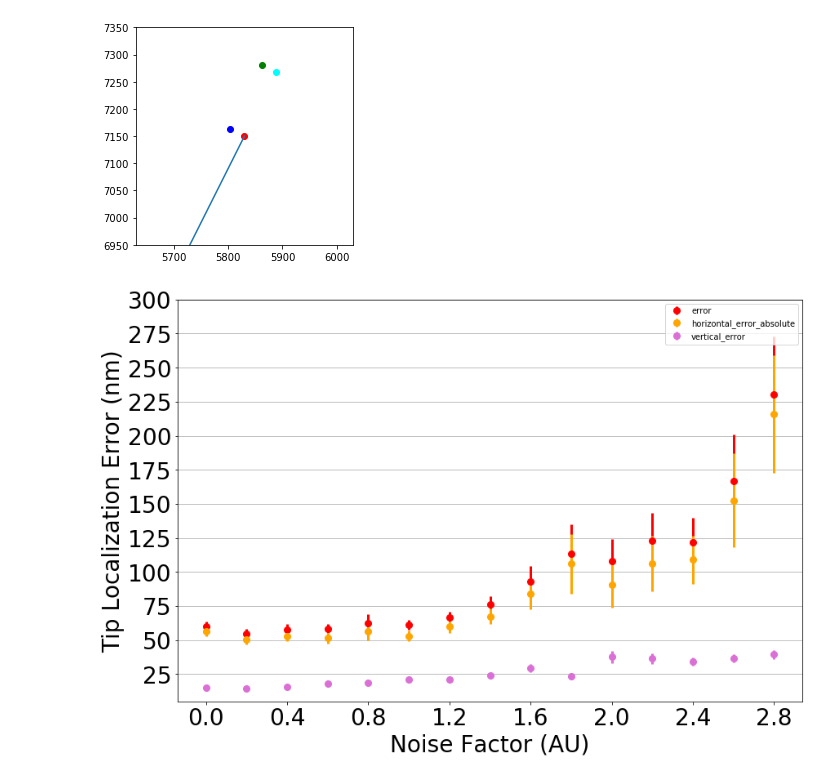
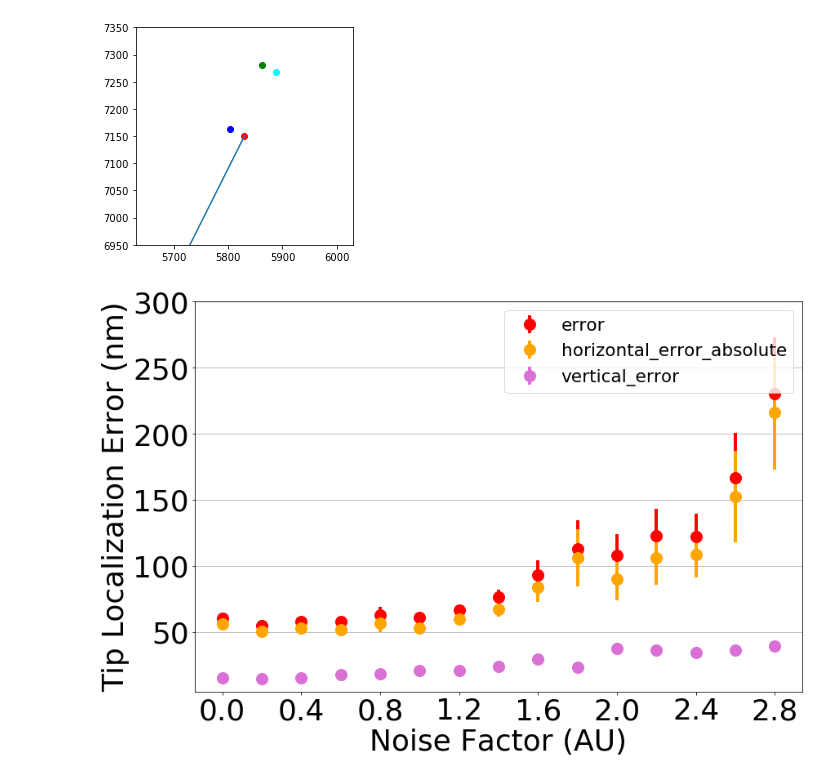
Before and after one commit to brouhardlab/anamic, a Jupyter notebook: notebooks/Experiments/Fitter Accuracy/Noise Factor/3_Analysis.ipynb, the cells around one changed output. Drawn from its saved outputs; the diff is of its cells as text; code cells hidden in the pictures.

```diff
--- a/notebooks/Experiments/Fitter Accuracy/Noise Factor/3_Analysis.ipynb
+++ b/notebooks/Experiments/Fitter Accuracy/Noise Factor/3_Analysis.ipynb
@@ -94,43 +94,43 @@ ax.set_aspect('equal')
 x_feature = 'parameter'
 y_feature = 'vertical_error'
 
-font_size = 28
+font_size = 36
 
 fig, ax = plt.subplots(figsize=(12, 8), constrained_layout=True)
 
 x = data[x_feature]
 gb = data.groupby(x_feature)
 average = gb.mean()
 
 y_features = ['error', 'horizontal_error_absolute', 'vertical_error']
 colors = ['red', 'orange', 'orchid']
 for y_feature, color in zip(y_features, colors):
   y = data[y_feature]
   x_average = average.index
   y_average = average[y_feature]
   yerr = gb.sem()[y_feature]
   label = y_feature
-  ax.errorbar(x_average, y_average, yerr=yerr, fmt='o', label=label, color=color, elinewidth=3, markersize=8)
+  ax.errorbar(x_average, y_average, yerr=yerr, fmt='o', label=label, color=color, elinewidth=4, markersize=14)
 
 ax.set_xlabel("Noise Factor (AU)", fontsize=font_size)
 ax.set_ylabel("Tip Localization Error (nm)", fontsize=font_size)
 
 ax.set_xticks(np.arange(0, 2.9, 0.4))
-ax.set_yticks(np.arange(0, 400, 25))
+ax.set_yticks(np.arange(0, 400, 50))
 
 ax.set_ylim(5, 300)
 
 for tick in ax.xaxis.get_major_ticks():
     tick.label.set_fontsize(font_size)
 for tick in ax.yaxis.get_major_ticks():
     tick.label.set_fontsize(font_size)
 
 ax.yaxis.grid()
-ax.legend()
+ax.legend(fontsize=font_size*0.6)
 
 fig.savefig(experiment_dir / "error.png")
 # %% [output]
-[figure, old version]
+[figure, new version]
 # %%
 # Plot sigma of the fitted tips.
 
```
Also changed, not shown: parts of 1 cell of this notebook, 6 other files.
